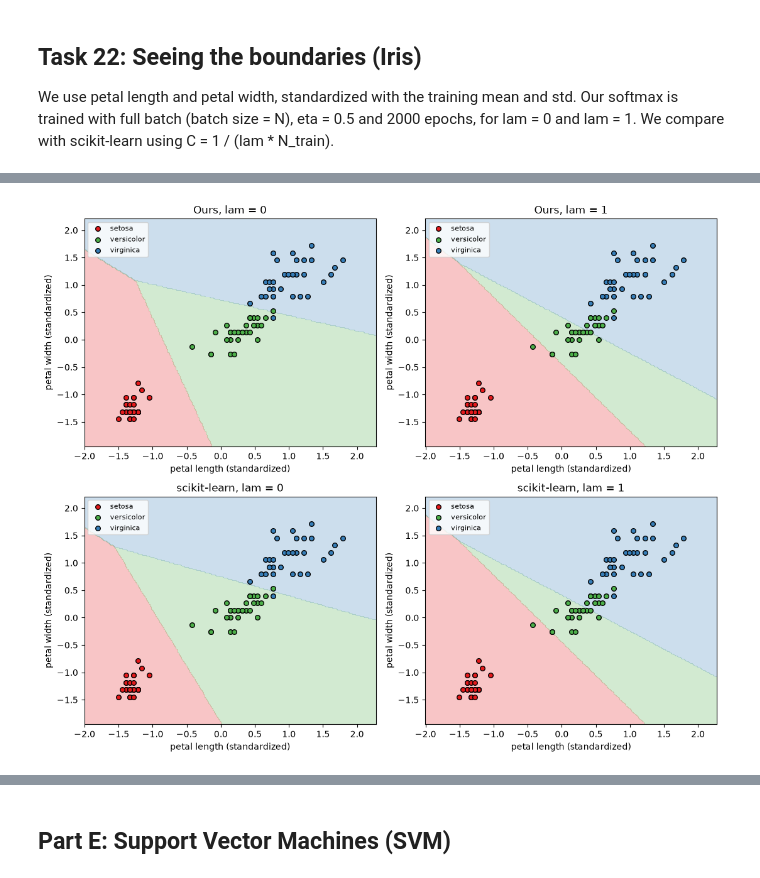
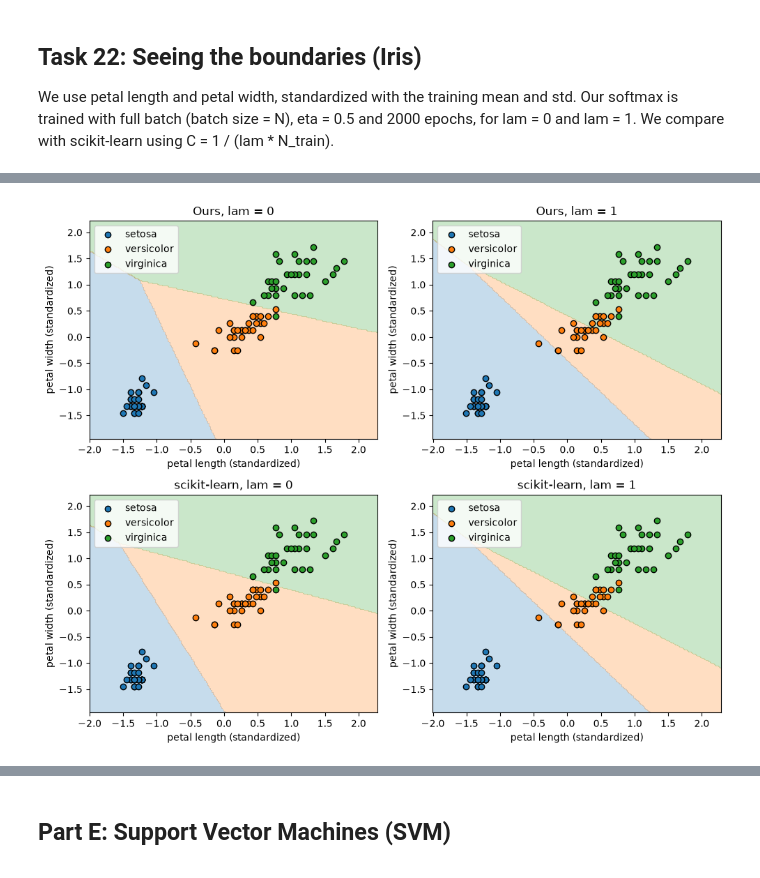
Before and after one commit to salmaselim77/intro-to-ml-assignment, a Jupyter notebook: assignment_2.ipynb, the cells around one changed output, grey strips where cells are left out. Saved outputs shown, nothing was run; the diff lists cells and outputs as text; code cells hidden in the pictures.

```diff
--- a/assignment2.ipynb
+++ b/assignment_2.ipynb
@@ -1662,27 +1642,19 @@ best eta = 1.0
 # %%
 # (b) different lam values, using the best eta
 lams = [0, 1e-4, 1e-3, 1e-2, 1e-1]
-weights = {}
-rows = []
+weights, rows = {}, []
 for lam in lams:
-    rng = np.random.default_rng(SEED)
-    W, h = train(X_train, y_train, lam, best_eta, 100, 64, rng, X_val, y_val)
+    W, h = train(X_train, y_train, lam, best_eta, 100, 64, np.random.default_rng(SEED), X_val, y_val)
     weights[lam] = W
-    rows.append({"lam": lam,
-                 "train acc": h["train_acc"][-1], "val acc": h["val_acc"][-1],
+    rows.append({"lam": lam, "train acc": h["train_acc"][-1], "val acc": h["val_acc"][-1],
                  "val loss": h["val_loss"][-1], "norm of W[1:]": np.linalg.norm(W[1:])})
-
 lam_table = pd.DataFrame(rows)
 display(lam_table)
 
-# choose lam with the best validation accuracy; if tied, take the larger lam
-best_val_acc = lam_table["val acc"].max()
-best_lam = lam_table.loc[lam_table["val acc"] == best_val_acc, "lam"].max()
+# best validation accuracy; ties go to the larger lam
+best_lam = lam_table.loc[lam_table["val acc"] == lam_table["val acc"].max(), "lam"].max()
 W_best = weights[best_lam]
-print("best lam =", best_lam)
-
-# test accuracy, reported once
-print("test accuracy:", accuracy(y_test, predict(W_best, X_test)))
+print("best lam =", best_lam, "  test accuracy (reported once):", accuracy(y_test, predict(W_best, X_test)))
 # %% [output]
 |  | lam | train acc | val acc | val loss | norm of W[1:] |
 | 0 | 0.0000 | 0.996286 | 0.961111 | 0.119327 | 24.844136 |
@@ -1877,51 +1807,26 @@ biggest difference: 6.661338147750939e-16
 
 We use petal length and petal width, standardized with the training mean and std. Our softmax is trained with full batch (batch size = N), eta = 0.5 and 2000 epochs, for lam = 0 and lam = 1. We compare with scikit-learn using C = 1 / (lam * N_train).
 # %%
-# features 2 and 3 of Iris: petal length and petal width
-iris_scaler = Standardizer().fit(X_tr_iris[:, [2, 3]])
-iris_train = iris_scaler.transform(X_tr_iris[:, [2, 3]])
-iris_train_bias = add_bias(iris_train)
-iris_labels = y_tr_iris
-num_iris = len(iris_labels)
+Xi = Standardizer().fit(X_tr_iris[:, [2, 3]]).transform(X_tr_iris[:, [2, 3]])   # petal length, petal width
+yi = y_tr_iris
 
+def plot_decision_regions(predict_fn, X, y, ax, title):
+    xx, yy = np.meshgrid(np.linspace(X[:, 0].min() - 0.5, X[:, 0].max() + 0.5, 200),
+                         np.linspace(X[:, 1].min() - 0.5, X[:, 1].max() + 0.5, 200))
+    Z = predict_fn(np.c_[xx.ravel(), yy.ravel()]).reshape(xx.shape)
+    ax.contourf(xx, yy, Z, levels=[-0.5, 0.5, 1.5, 2.5], colors=["C0", "C1", "C2"], alpha=0.25)
+    for k in range(3):
+        ax.scatter(X[y == k, 0], X[y == k, 1], c=f"C{k}", edgecolor="k", label=iris.target_names[k])
+    ax.set(xlabel="petal length (standardized)", ylabel="petal width (standardized)", title=title)
+    ax.legend(loc="upper left")
 
-def plot_decision_regions(predict_function, X, y, ax, title, class_names):
-    # grid of points covering the plot area
-    x_values = np.arange(X[:, 0].min() - 0.5, X[:, 0].max() + 0.5, 0.02)
-    y_values = np.arange(X[:, 1].min() - 0.5, X[:, 1].max() + 0.5, 0.02)
-    xx, yy = np.meshgrid(x_values, y_values)
-    grid_points = np.c_[xx.ravel(), yy.ravel()]
-
-    # predicted class at every grid point
-    Z = predict_function(grid_points).reshape(xx.shape)
-
-    colors = ["#e41a1c", "#4daf4a", "#377eb8"]
-    ax.contourf(xx, yy, Z, levels=[-0.5, 0.5, 1.5, 2.5], colors=colors, alpha=0.25)
-    for k in range(3):
-        ax.scatter(X[y == k, 0], X[y == k, 1], c=colors[k], edgecolor="k", s=30, label=class_names[k])
-    ax.set_xlabel("petal length (standardized)")
-    ax.set_ylabel("petal width (standardized)")
-    ax.set_title(title)
-    ax.legend(loc="upper left", fontsize=8)
-
-
-fig, axes = plt.subplots(2, 2, figsize=(11, 9))
-for col, lam in enumerate([0, 1]):
-    # our model, full batch
-    rng = np.random.default_rng(SEED)
-    W_iris, _ = train(iris_train_bias, iris_labels, lam, 0.5, 2000, num_iris, rng)
-    plot_decision_regions(lambda points: predict(W_iris, add_bias(points)),
-                          iris_train, iris_labels, axes[0, col],
-                          "Ours, lam = " + str(lam), iris.target_names)
-
-    # scikit-learn with the matching C
-    if lam == 0:
-        model = LogisticRegression(penalty=None, max_iter=10000)
-    else:
-        model = LogisticRegression(C=1.0 / (lam * num_iris), max_iter=10000)
-    model.fit(iris_train, iris_labels)
-    plot_decision_regions(model.predict, iris_train, iris_labels, axes[1, col],
-                          "scikit-learn, lam = " + str(lam), iris.target_names)
-plt.tight_layout()
-plt.show()
+fig, ax = plt.subplots(2, 2, figsize=(10, 8))
+for c, lam in enumerate([0, 1]):
+    W, _ = train(add_bias(Xi), yi, lam, 0.5, 2000, len(yi), np.random.default_rng(SEED))    # full batch
+    m = LogisticRegression(C=np.inf if lam == 0 else 1 / (lam * len(yi)), max_iter=10000).fit(Xi, yi)
+    plot_decision_regions(lambda P: predict(W, add_bias(P)), Xi, yi, ax[0, c], f"Ours, lam = {lam}")
+    plot_decision_regions(m.predict, Xi, yi, ax[1, c], f"scikit-learn, lam = {lam}")
+    print(f"lam = {lam}: train accuracy ours {accuracy(yi, predict(W, add_bias(Xi))):.3f}, "
+          f"sklearn {m.score(Xi, yi):.3f}, same prediction on {np.mean(predict(W, add_bias(Xi)) == m.predict(Xi)):.3f} of the points")
+plt.tight_layout(); plt.show()
 # %% [output]
@@ -1928,2 +1835,2 @@ plt.show()
-[figure, old version]
+[figure, new version]
 # %% [markdown]
```
Also changed, not shown: parts of 31 cells of this notebook.
